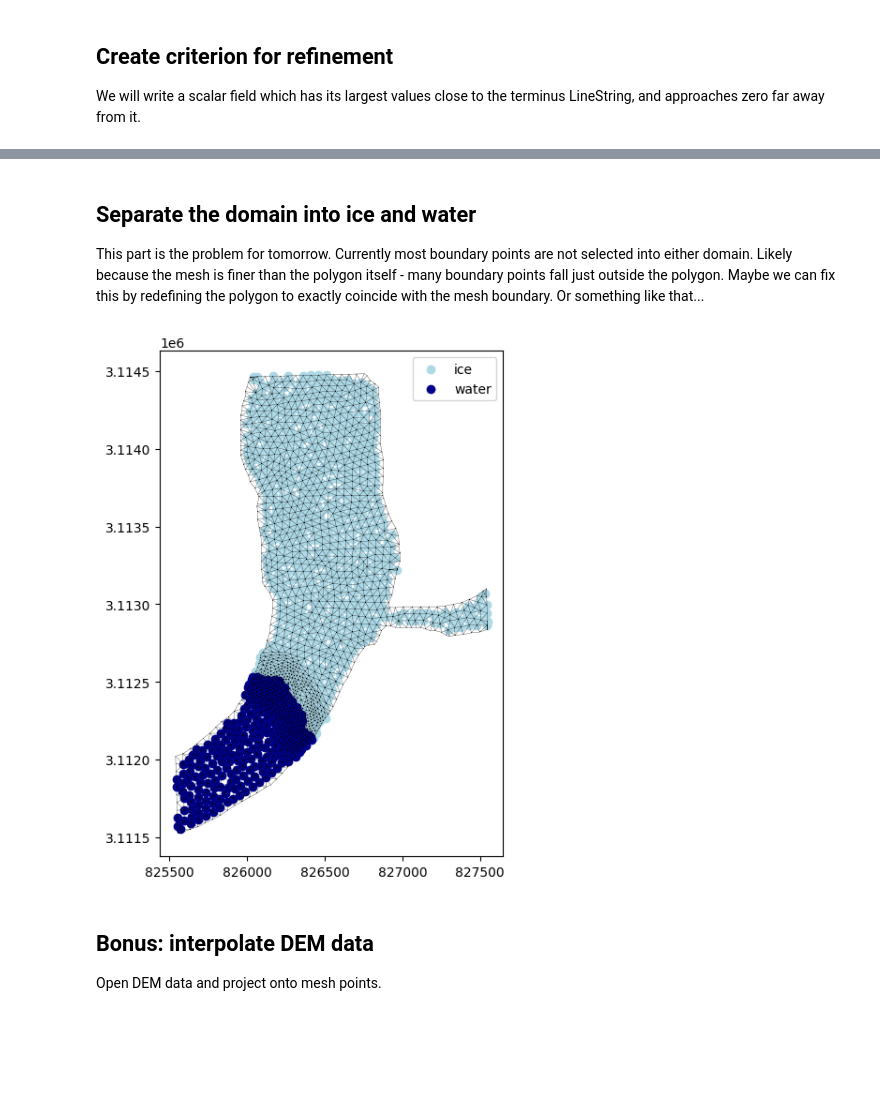
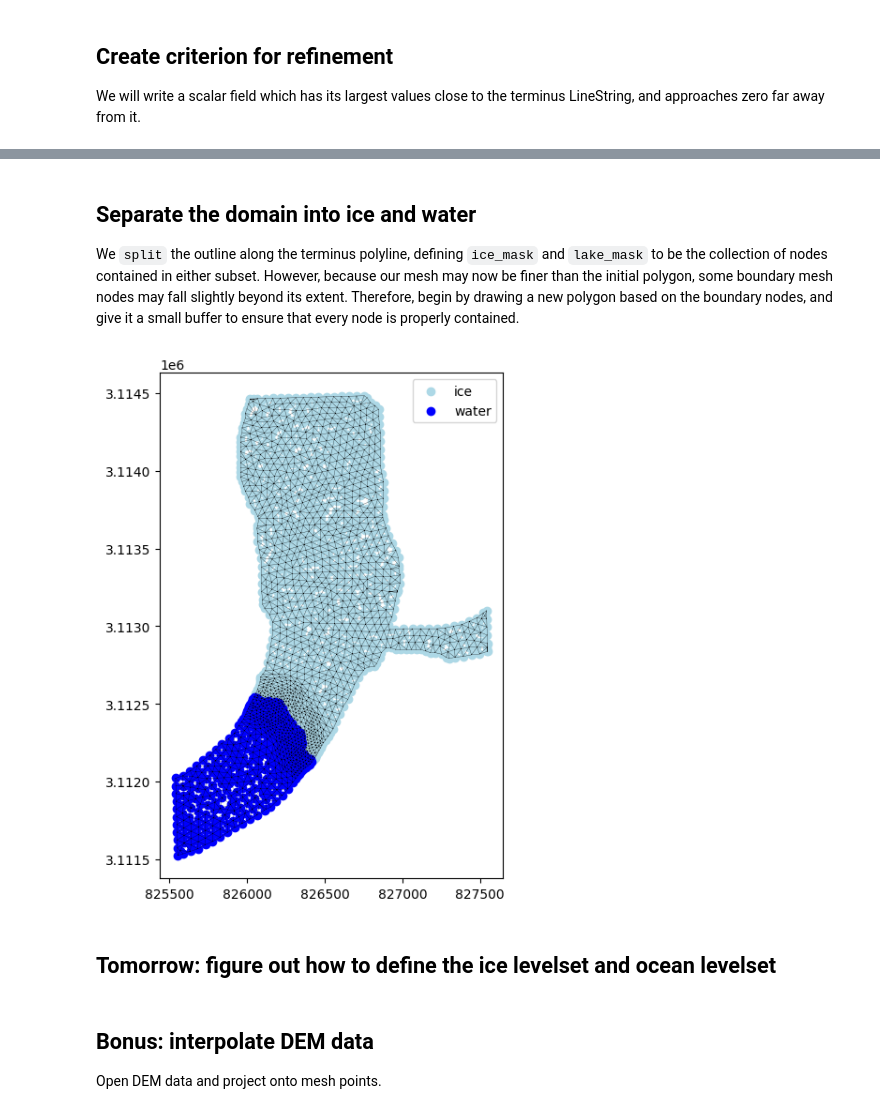
Before and after one commit to chrismiele/glimmer, a Jupyter notebook: issm/mesh_luggye.ipynb, the cells around one changed output, grey strips where cells are left out. Saved outputs shown, nothing was run; the diff lists cells and outputs as text; code cells hidden in the pictures; blank space fills up the shorter version.

````diff
--- a/issm/mesh_luggye.ipynb
+++ b/issm/mesh_luggye.ipynb
@@ -68,8 +68,8 @@ terminus = terminus_gdf.iloc[0]
 contours = expread(exp_dir + '/DomainOutline_20260126_162319.exp')
 Ω = Polygon(zip(contours[0]['x'], contours[0]['y'])) #the domain outline
 
-def extend(linestring, polygon, ε = 1e-10): #this function takes a linestring and extends either endpoint to the encompassing polygon
-
+def extend(linestring, polygon, ε = 10): #this function takes a linestring and extends either endpoint to the encompassing polygon
+    #notice the buffer ε, chosen so that the terminus line intersects the outline twice - useful later
     if not polygon.covers(linestring):
         print('LineString extends beyond meshed domain. Consider trimming instead.')
         return linestring
@@ -122,25 +122,31 @@ plt.show()
 # %% [markdown]
 ## Separate the domain into ice and water
 
-This part is the problem for tomorrow. Currently most boundary points are not selected into either domain. Likely because the mesh is finer than the polygon itself - many boundary points fall just outside the polygon. Maybe we can fix this by redefining the polygon to exactly coincide with the mesh boundary. Or something like that...
+We ```split``` the outline along the terminus polyline, defining ```ice_mask``` and ```lake_mask``` to be the collection of nodes contained in either subset. However, because our mesh may now be finer than the initial polygon, some boundary mesh nodes may fall slightly beyond its extent. Therefore, begin by drawing a new polygon based on the boundary nodes, and give it a small buffer to ensure that every node is properly contained.
-# %%
-parts = split(Ω, terminus)
-Ω_1, Ω_2 = parts.geoms
-
-ice_mask = contains(Ω_1, mx, my)
-lake_mask = contains(Ω_2, mx, my)
-md.mask.ice_mask = ice_mask.copy()
-md.mask.ocean_mask = lake_mask.copy()
-
-fig, ax = plt.subplots(figsize = (7, 7))
-ax.scatter(mx[ice_mask], my[ice_mask], color = 'lightblue', label = 'ice')
-ax.scatter(mx[lake_mask], my[lake_mask], color = 'darkblue', label = 'water')
-ax.triplot(mx, my, elts, linewidth=0.2, color='k')
-plt.legend()
-ax.set_aspect('equal')
-plt.show()
-# %% [output]
-[figure, removed]
+# %%
+node_ids = md.mesh.segments[:, 0] - 1 #first, need to create a new polygon
+boundary_coords = np.column_stack((mx[node_ids], my[node_ids])) #which actually covers each node
+poly = Polygon(boundary_coords).buffer(1.0) #and give it a buffer to ensure containment of all boundary nodes
+
+parts = split(poly, terminus) #then, split it across the terminus
+Ω_1, Ω_2 = parts.geoms
+
+ice_mask = contains(Ω_1, mx, my) #(I only know which is which by trial and error)
+lake_mask = contains(Ω_2, mx, my)
+md.mask.ice_mask = ice_mask.copy()
+md.mask.ocean_mask = lake_mask.copy()
+
+fig, ax = plt.subplots(figsize = (7, 7)) #plot by node to ensure that we've actually captured the boundary
+ax.scatter(mx[ice_mask], my[ice_mask], color = 'lightblue', label = 'ice')
+ax.scatter(mx[lake_mask], my[lake_mask], color = 'blue', label = 'water')
+ax.triplot(mx, my, elts, linewidth=0.2, color='k')
+plt.legend()
+ax.set_aspect('equal')
+plt.show()
+# %% [output]
+[figure, added]
+# %% [markdown]
+## Tomorrow: figure out how to define the ice levelset and ocean levelset
 # %% [markdown]
 ## Bonus: interpolate DEM data
 
````
Also changed, not shown: parts of 2 cells of this notebook.
